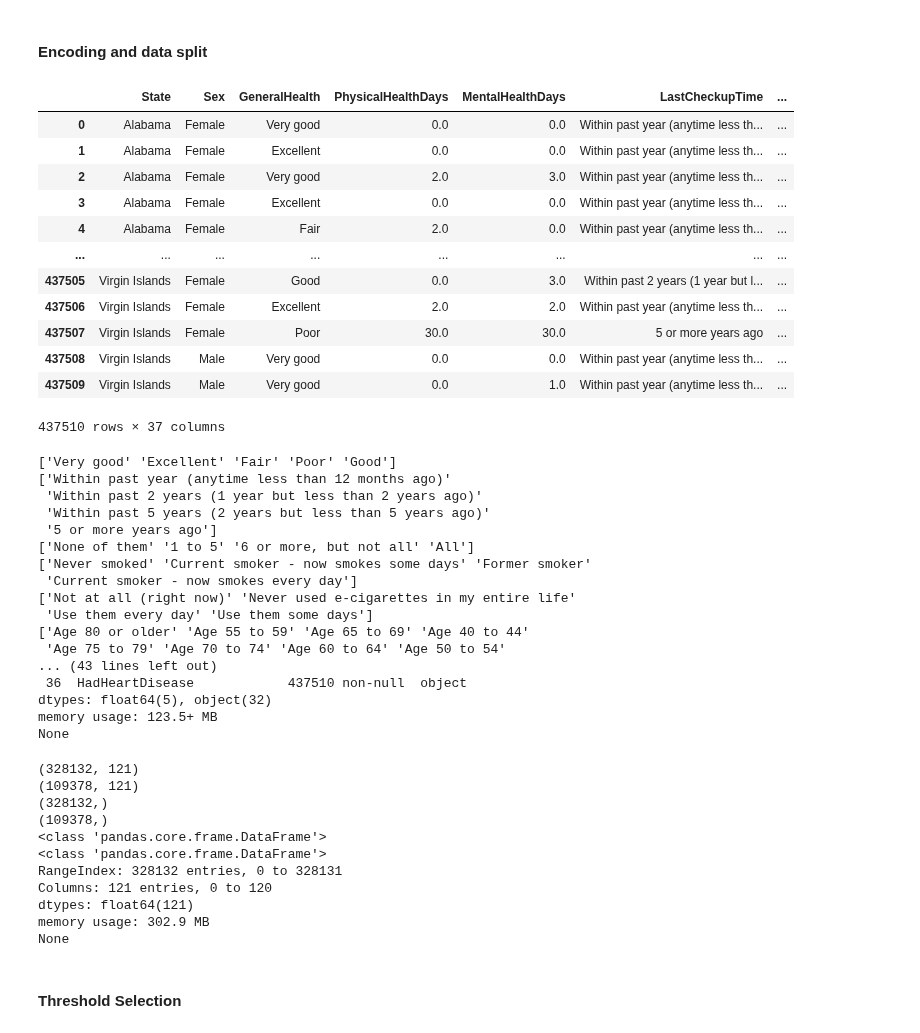
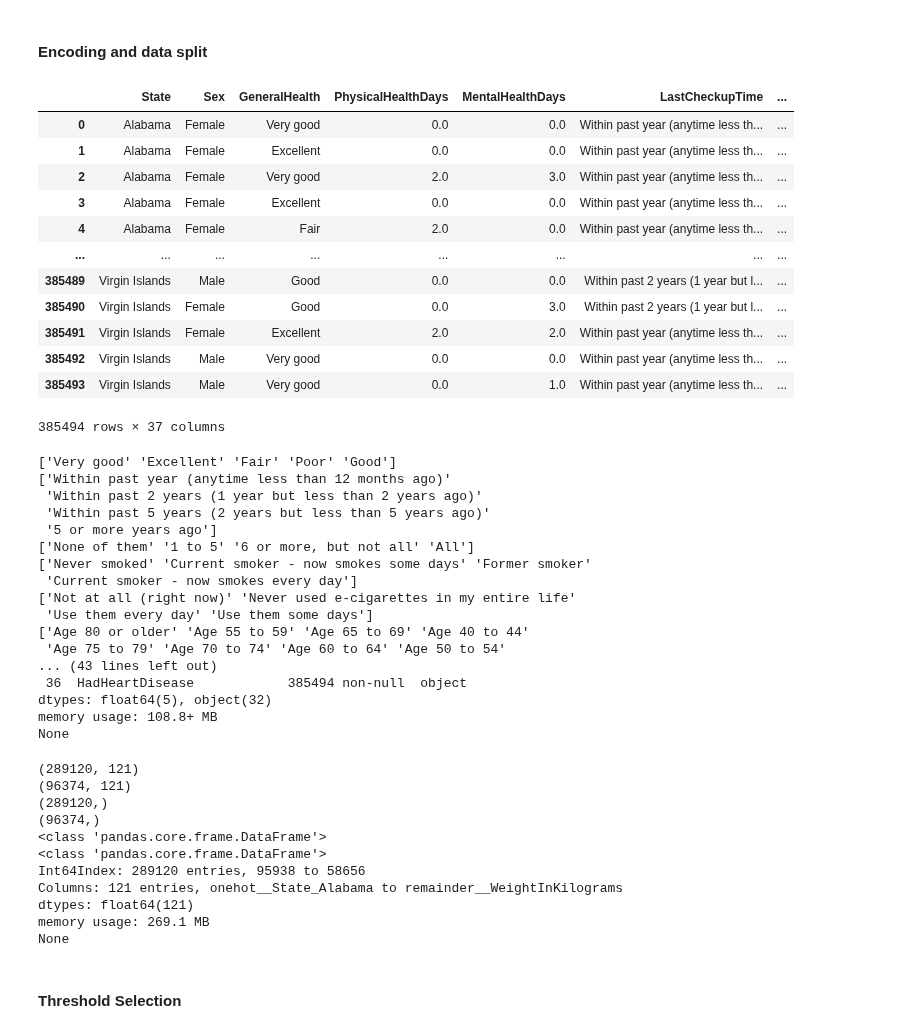
Before and after one commit to DecisionTreeBruining/212B-ML-Project, a Jupyter notebook: assignment_2/local_dev/preprocessing_hailey.ipynb, the cells around one changed output. Saved outputs shown, nothing was run; the diff lists cells and outputs as text; code cells hidden in the pictures.

Commit message:
best threshold selected, data split and saved

```diff
--- a/assignment_2/local_dev/preprocessing_hailey.ipynb
+++ b/assignment_2/local_dev/preprocessing_hailey.ipynb
@@ -120,30 +108,30 @@ def encode(df):
 # %%
-df_heart_drop_imp = pd.read_csv('../../Data/df_heart_drop_imp.csv')
+df_heart_drop_03_imp = pd.read_csv('../../Data/GoogleDrive/df_heart_drop_03_imp.csv')
 pd.set_option('display.max_columns', None)
-df_heart_drop_imp
+df_heart_drop_03_imp
 # %% [output]
 |  | State | Sex | GeneralHealth | PhysicalHealthDays | MentalHealthDays | LastCheckupTime | ... |
 | 0 | Alabama | Female | Very good | 0.0 | 0.0 | Within past year (anytime less th... | ... |
 | 1 | Alabama | Female | Excellent | 0.0 | 0.0 | Within past year (anytime less th... | ... |
 | 2 | Alabama | Female | Very good | 2.0 | 3.0 | Within past year (anytime less th... | ... |
 | 3 | Alabama | Female | Excellent | 0.0 | 0.0 | Within past year (anytime less th... | ... |
 | 4 | Alabama | Female | Fair | 2.0 | 0.0 | Within past year (anytime less th... | ... |
 | ... | ... | ... | ... | ... | ... | ... | ... |
-| 437505 | Virgin Islands | Female | Good | 0.0 | 3.0 | Within past 2 years (1 year but l... | ... |
-| 437506 | Virgin Islands | Female | Excellent | 2.0 | 2.0 | Within past year (anytime less th... | ... |
-| 437507 | Virgin Islands | Female | Poor | 30.0 | 30.0 | 5 or more years ago | ... |
-| 437508 | Virgin Islands | Male | Very good | 0.0 | 0.0 | Within past year (anytime less th... | ... |
-| 437509 | Virgin Islands | Male | Very good | 0.0 | 1.0 | Within past year (anytime less th... | ... |
+| 385489 | Virgin Islands | Male | Good | 0.0 | 0.0 | Within past 2 years (1 year but l... | ... |
+| 385490 | Virgin Islands | Female | Good | 0.0 | 3.0 | Within past 2 years (1 year but l... | ... |
+| 385491 | Virgin Islands | Female | Excellent | 2.0 | 2.0 | Within past year (anytime less th... | ... |
+| 385492 | Virgin Islands | Male | Very good | 0.0 | 0.0 | Within past year (anytime less th... | ... |
+| 385493 | Virgin Islands | Male | Very good | 0.0 | 1.0 | Within past year (anytime less th... | ... |
-437510 rows × 37 columns
+385494 rows × 37 columns
 # %%
-print(df_heart_drop_imp['GeneralHealth'].unique())
-print(df_heart_drop_imp['LastCheckupTime'].unique())
-print(df_heart_drop_imp['RemovedTeeth'].unique())
-print(df_heart_drop_imp['SmokerStatus'].unique())
-print(df_heart_drop_imp['ECigaretteUsage'].unique())
-print(df_heart_drop_imp['AgeCategory'].unique())
+print(df_heart_drop_03_imp['GeneralHealth'].unique())
+print(df_heart_drop_03_imp['LastCheckupTime'].unique())
+print(df_heart_drop_03_imp['RemovedTeeth'].unique())
+print(df_heart_drop_03_imp['SmokerStatus'].unique())
+print(df_heart_drop_03_imp['ECigaretteUsage'].unique())
+print(df_heart_drop_03_imp['AgeCategory'].unique())
 # print(df_heart_drop_imp['TetanusLast10Tdap'].unique())
-print(df_heart_drop_imp.info(max_cols=len(df_heart_drop_imp.columns)))
+print(df_heart_drop_03_imp.info(max_cols=len(df_heart_drop_03_imp.columns)))
 # %% [output]
 ['Very good' 'Excellent' 'Fair' 'Poor' 'Good']
 ['Within past year (anytime less than 12 months ago)'
@@ -158,12 +146,12 @@ print(df_heart_drop_imp.info(max_cols=len(df_heart_drop_imp.columns)))
 ['Age 80 or older' 'Age 55 to 59' 'Age 65 to 69' 'Age 40 to 44'
  'Age 75 to 79' 'Age 70 to 74' 'Age 60 to 64' 'Age 50 to 54'
 ... (43 lines left out)
- 36  HadHeartDisease            437510 non-null  object
+ 36  HadHeartDisease            385494 non-null  object
 dtypes: float64(5), object(32)
-memory usage: 123.5+ MB
+memory usage: 108.8+ MB
 None
 # %%
-X_train, X_test, y_train, y_test = encode(df_heart_drop_imp)
+X_train, X_test, y_train, y_test = encode(df_heart_drop_03_imp)
 print(X_train.shape)
 print(X_test.shape)
 print(y_train.shape)
@@ -171,16 +159,16 @@ print(y_test.shape)
 print(type(X_train))
 print(X_train.info())
 # %% [output]
-(328132, 121)
-(109378, 121)
-(328132,)
-(109378,)
+(289120, 121)
+(96374, 121)
+(289120,)
+(96374,)
 <class 'pandas.core.frame.DataFrame'>
 <class 'pandas.core.frame.DataFrame'>
-RangeIndex: 328132 entries, 0 to 328131
-Columns: 121 entries, 0 to 120
+Int64Index: 289120 entries, 95938 to 58656
+Columns: 121 entries, onehot__State_Alabama to remainder__WeightInKilograms
 dtypes: float64(121)
-memory usage: 302.9 MB
+memory usage: 269.1 MB
 None
 # %%
 X_train.to_csv("../../Data/GoogleDrive/X_train.csv")
```
Also changed, not shown: parts of 10 cells of this notebook.
